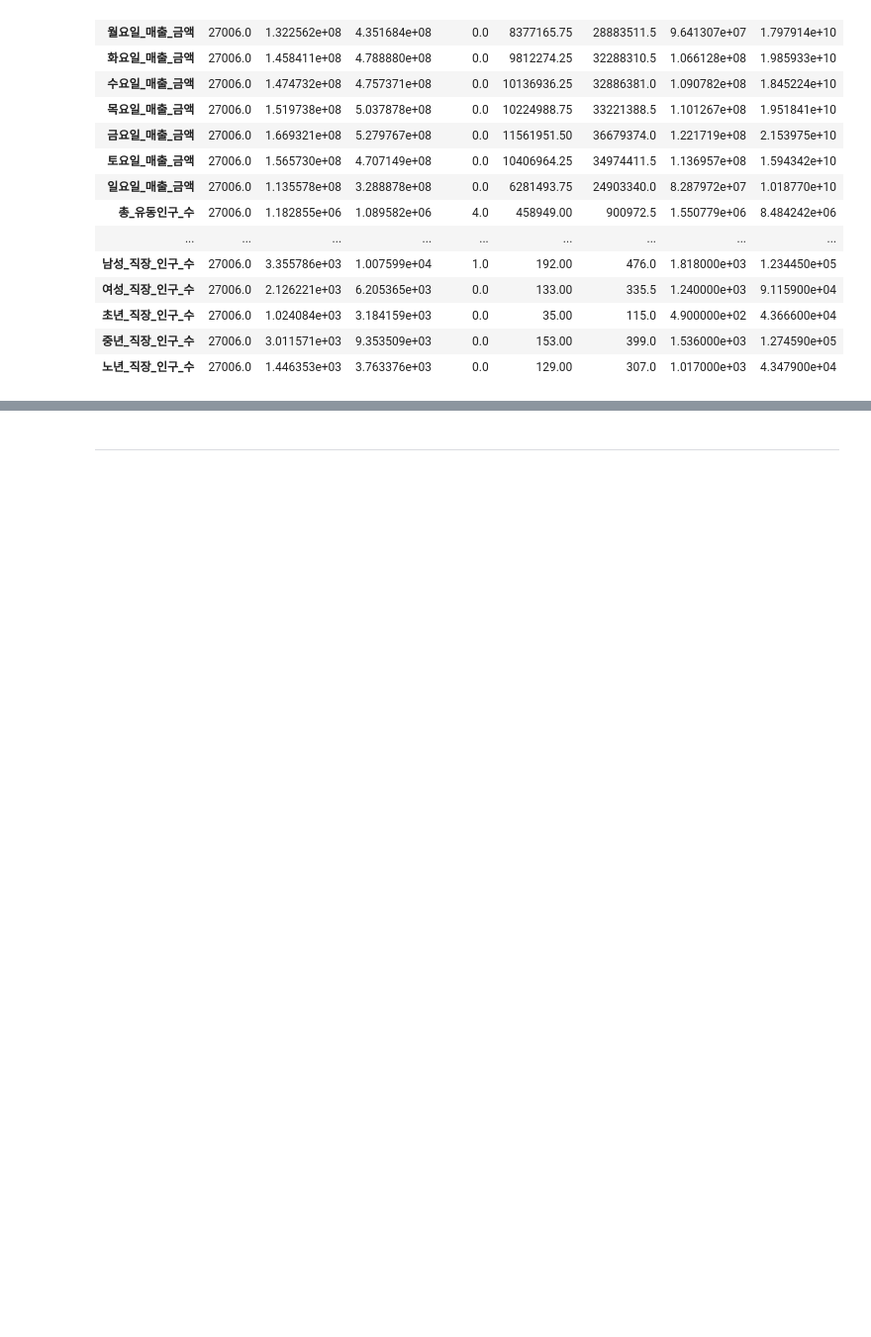
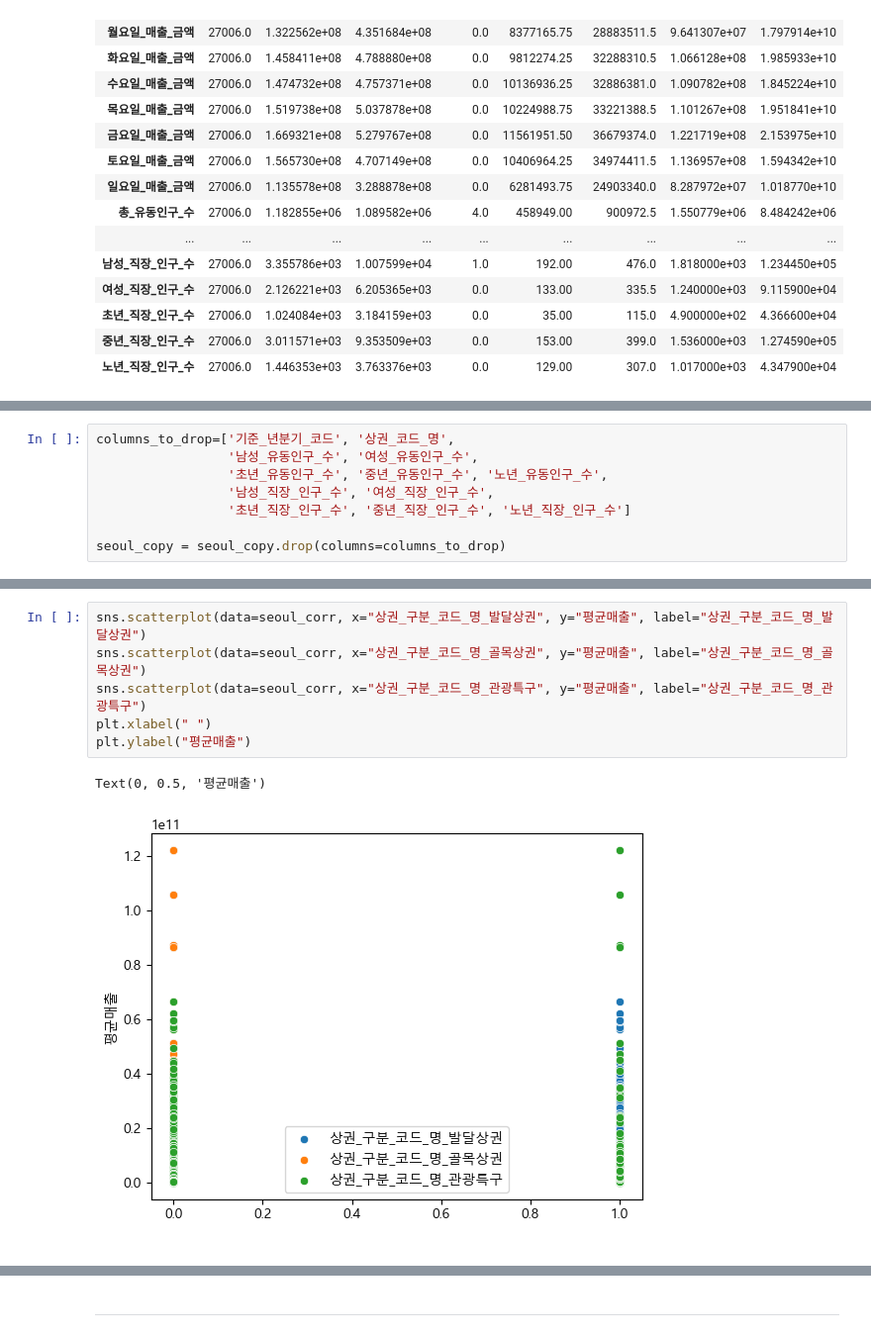
Before and after one commit to itsjulianjeong/supervised_team_project, a Jupyter notebook: notebook/seoul_sales.ipynb, the cells around one changed output, grey strips where cells are left out. Shown at 99% size. Saved outputs shown, nothing was run; the diff lists cells and outputs as text; blank space fills up the shorter version.

```diff
--- a/notebook/seoul_sales.ipynb
+++ b/notebook/seoul_sales.ipynb
@@ -580,0 +615,8 @@ seoul.describe().T
+# %%
+columns_to_drop=['기준_년분기_코드', '상권_코드_명',
+                 '남성_유동인구_수', '여성_유동인구_수',
+                 '초년_유동인구_수', '중년_유동인구_수', '노년_유동인구_수',
+                 '남성_직장_인구_수', '여성_직장_인구_수',
+                 '초년_직장_인구_수', '중년_직장_인구_수', '노년_직장_인구_수']
+
+seoul_copy = seoul_copy.drop(columns=columns_to_drop)
@@ -580,0 +725,9 @@ seoul.describe().T
+# %%
+sns.scatterplot(data=seoul_corr, x="상권_구분_코드_명_발달상권", y="평균매출", label="상권_구분_코드_명_발달상권")
+sns.scatterplot(data=seoul_corr, x="상권_구분_코드_명_골목상권", y="평균매출", label="상권_구분_코드_명_골목상권")
+sns.scatterplot(data=seoul_corr, x="상권_구분_코드_명_관광특구", y="평균매출", label="상권_구분_코드_명_관광특구")
+plt.xlabel(" ")
+plt.ylabel("평균매출")
+# %% [output]
+Text(0, 0.5, '평균매출')
+[figure, added]
```
Also changed, not shown: parts of 41 cells of this notebook.
